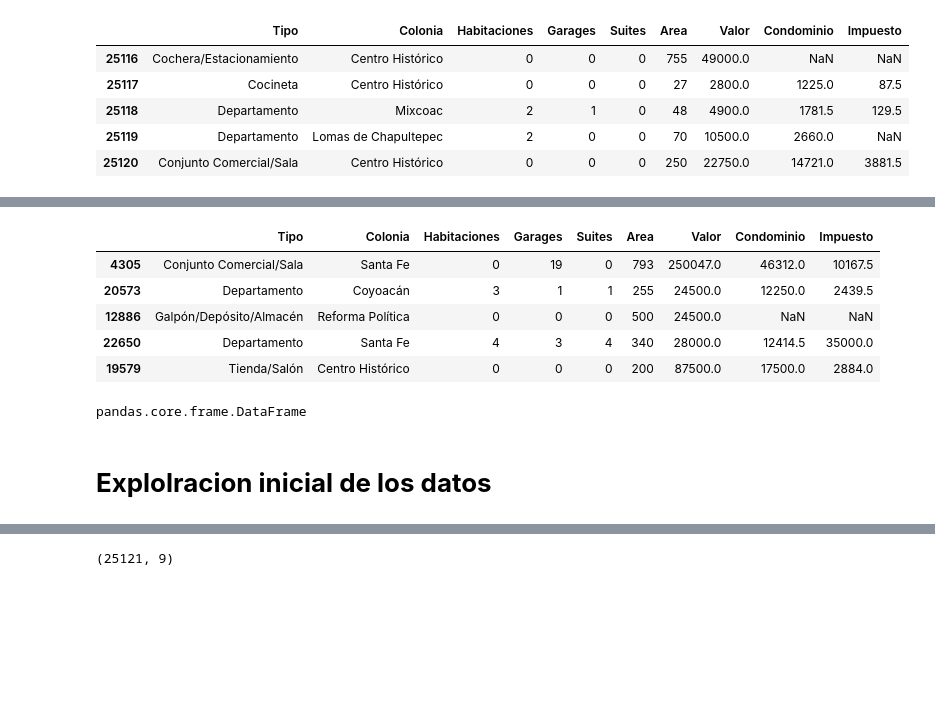
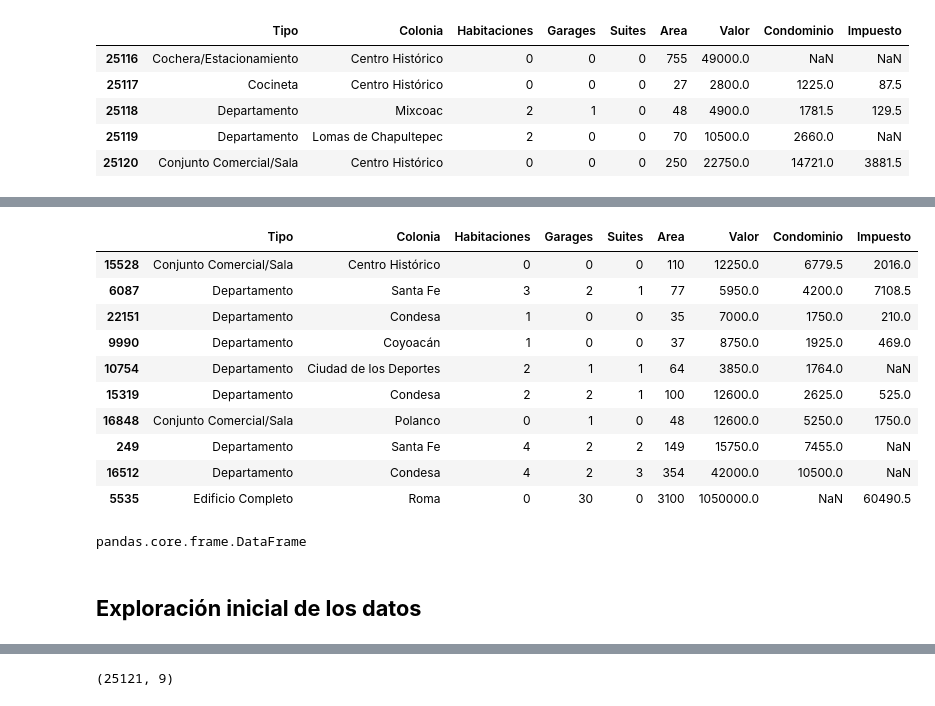
Before and after one commit to Dannydejesus/Proyecto_Inmobiliaria_CDMX, a Jupyter notebook: inmuebles_cdmx.ipynb, the cells around one changed output, grey strips where cells are left out. Drawn from its saved outputs; the diff is of its cells as text; code cells hidden in the pictures; blank space fills up the shorter version.

```diff
--- a/inmuebles_cdmx.ipynb
+++ b/inmuebles_cdmx.ipynb
@@ -78,18 +92,23 @@ datos.tail(5)
 # %%
-datos.sample(5)
+datos.sample(10)
 # %% [output]
 |  | Tipo | Colonia | Habitaciones | Garages | Suites | Area | Valor | Condominio | Impuesto |
-| 4305 | Conjunto Comercial/Sala | Santa Fe | 0 | 19 | 0 | 793 | 250047.0 | 46312.0 | 10167.5 |
-| 20573 | Departamento | Coyoacán | 3 | 1 | 1 | 255 | 24500.0 | 12250.0 | 2439.5 |
-| 12886 | Galpón/Depósito/Almacén | Reforma Política | 0 | 0 | 0 | 500 | 24500.0 | NaN | NaN |
-| 22650 | Departamento | Santa Fe | 4 | 3 | 4 | 340 | 28000.0 | 12414.5 | 35000.0 |
-| 19579 | Tienda/Salón | Centro Histórico | 0 | 0 | 0 | 200 | 87500.0 | 17500.0 | 2884.0 |
+| 15528 | Conjunto Comercial/Sala | Centro Histórico | 0 | 0 | 0 | 110 | 12250.0 | 6779.5 | 2016.0 |
+| 6087 | Departamento | Santa Fe | 3 | 2 | 1 | 77 | 5950.0 | 4200.0 | 7108.5 |
+| 22151 | Departamento | Condesa | 1 | 0 | 0 | 35 | 7000.0 | 1750.0 | 210.0 |
+| 9990 | Departamento | Coyoacán | 1 | 0 | 0 | 37 | 8750.0 | 1925.0 | 469.0 |
+| 10754 | Departamento | Ciudad de los Deportes | 2 | 1 | 1 | 64 | 3850.0 | 1764.0 | NaN |
+| 15319 | Departamento | Condesa | 2 | 2 | 1 | 100 | 12600.0 | 2625.0 | 525.0 |
+| 16848 | Conjunto Comercial/Sala | Polanco | 0 | 1 | 0 | 48 | 12600.0 | 5250.0 | 1750.0 |
+| 249 | Departamento | Santa Fe | 4 | 2 | 2 | 149 | 15750.0 | 7455.0 | NaN |
+| 16512 | Departamento | Condesa | 4 | 2 | 3 | 354 | 42000.0 | 10500.0 | NaN |
+| 5535 | Edificio Completo | Roma | 0 | 30 | 0 | 3100 | 1050000.0 | NaN | 60490.5 |
 # %%
 type(datos)
 # %% [output]
 pandas.core.frame.DataFrame
 # %% [markdown]
-# **Explolracion inicial de los datos**
+## **Exploración inicial de los datos**
 # %%
 datos.sample(5)
 # %% [output]
```
Also changed, not shown: parts of 30 cells of this notebook.
